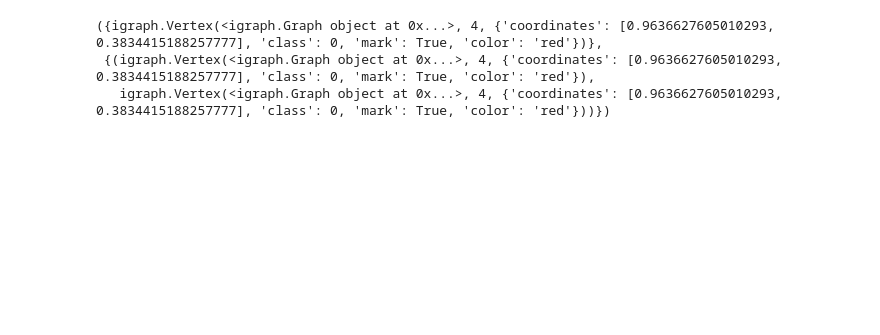
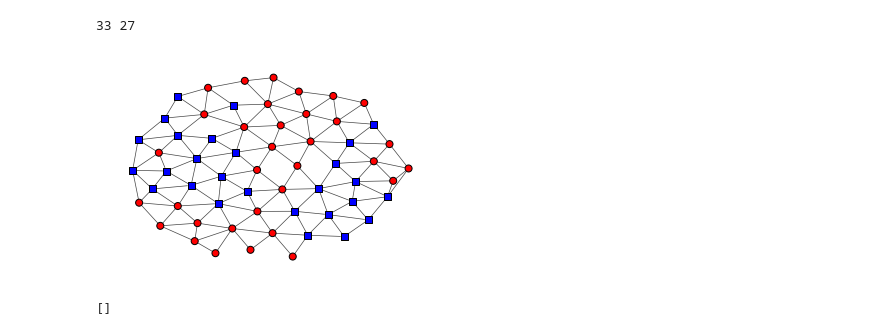
Before and after one commit to fishat64/MLAILab2324, a Jupyter notebook: Main.ipynb, the cells around one changed output. Saved outputs shown, nothing was run; the diff lists cells and outputs as text; code cells hidden in the pictures; blank space fills up the shorter version.

```diff
--- a/Main.ipynb
+++ b/Main.ipynb
@@ -109,21 +261,21 @@ import queue
 
 
 
-def dnhfactory(vertex, d):
+def dnhfactory(g, vertex, d):
     def rtfn(v):
-        return distance_GraphObj(vertex, v) < d
+        return distance_GraphObj(g, vertex, v) < d
     return rtfn
 
-def triangleDeltaFactory(vx, vy, epsilon=0.0):
+def triangleDeltaFactory(g, vx, vy, epsilon=0.0):
     def rtfn(v):
         if epsilon == 0.0:
-            return distance_GraphObj(v, vx) + distance_GraphObj(v, vy) == distance_GraphObj(vx, vy)
-        return distance_GraphObj(v, vx) + distance_GraphObj(v, vy) <= distance_GraphObj(vx, vy) + epsilon
+            return distance_GraphObj(g, v, vx) + distance_GraphObj(g, v, vy) == distance_GraphObj(g, vx, vy)
+        return distance_GraphObj(g, v, vx) + distance_GraphObj(g, v, vy) <= distance_GraphObj(g, vx, vy) + epsilon
     return rtfn
 
 
-def Delta(x,y, epsilon=0.1):
-    return set(g.vs.select(triangleDeltaFactory(x, y, epsilon=epsilon)))
+def Delta(g,x,y, epsilon=0.1):
+    return set(g.vs.select(triangleDeltaFactory(g, x, y, epsilon=epsilon)))
 
 def printset(s):
     idl = []
@@ -133,50 +285,40 @@ def printset(s):
 
 def customSetIntersection(A, B):
     return A.intersection(B)
-    idl = []
-    for i in A:
-        idl.append(id(i))
 
-    intersectionset = set()
-
-    for j in B:
-        if id(j) in idl:
-            intersectionset.add(j)
-
-    return intersectionset
 
 def ExtensionalWeaklyConvexHull(g, vertexset, theta, epsilon=0.0):
-    g.vs['mark'] = False
+    g.vs['mark'] = 0
     C = set()
     E = set()
     Q = queue.Queue()
     for vertex in vertexset:
-        vertex['mark']=True
+        vertex['mark']=1
         Q.put(vertex)
 
     while not Q.empty():
         el = Q.get()
         C.add(el)
-        thetanh = set(g.vs.select(dnhfactory(el, theta)))
+        thetanh = set(g.vs.select(dnhfactory(g, el, theta)))
         for nhel in customSetIntersection(C,thetanh):
             E.add((el, nhel))
-            distElNhel = distance_GraphObj(el, nhel)
+            distElNhel = distance_GraphObj(g, el, nhel)
 
-            nhdistel = set(g.vs.select(dnhfactory(el, distElNhel)))
-            nhdistnhel = set(g.vs.select(dnhfactory(nhel, distElNhel)))
+            nhdistel = set(g.vs.select(dnhfactory(g, el, distElNhel)))
+            nhdistnhel = set(g.vs.select(dnhfactory(g, nhel, distElNhel)))
 
             intersect = customSetIntersection(nhdistel,nhdistnhel)
             for z in intersect:
-                if not z['mark'] and z in Delta(el, nhel, epsilon=epsilon):
-                    z['mark']=True
+                if not z['mark']==1 and z in Delta(g, el, nhel, epsilon=epsilon):
+                    z['mark']=1
                     Q.put(z)
-        return C,E
-
-
-ExtensionalWeaklyConvexHull(g, g.vs.select(class_eq=0), 0.61, epsilon=0.3)
+    return C,E
-# %% [output]
-({igraph.Vertex(<igraph.Graph object at 0x...>, 4, {'coordinates': [0.9636627605010293, 0.3834415188257777], 'class': 0, 'mark': True, 'color': 'red'})},
- {(igraph.Vertex(<igraph.Graph object at 0x...>, 4, {'coordinates': [0.9636627605010293, 0.3834415188257777], 'class': 0, 'mark': True, 'color': 'red'}),
-   igraph.Vertex(<igraph.Graph object at 0x...>, 4, {'coordinates': [0.9636627605010293, 0.3834415188257777], 'class': 0, 'mark': True, 'color': 'red'}))})
+# %%
+C,E = ExtensionalWeaklyConvexHull(g, g.vs.select(class_eq=0), 0.2, epsilon=0.0)
+showgraph(g)
+# %% [output]
+33 27
+[figure, added]
+[]
 # %%
 def generateRandomPointCloud(n):
```
Also changed, not shown: parts of 9 cells of this notebook, 1 other file.
